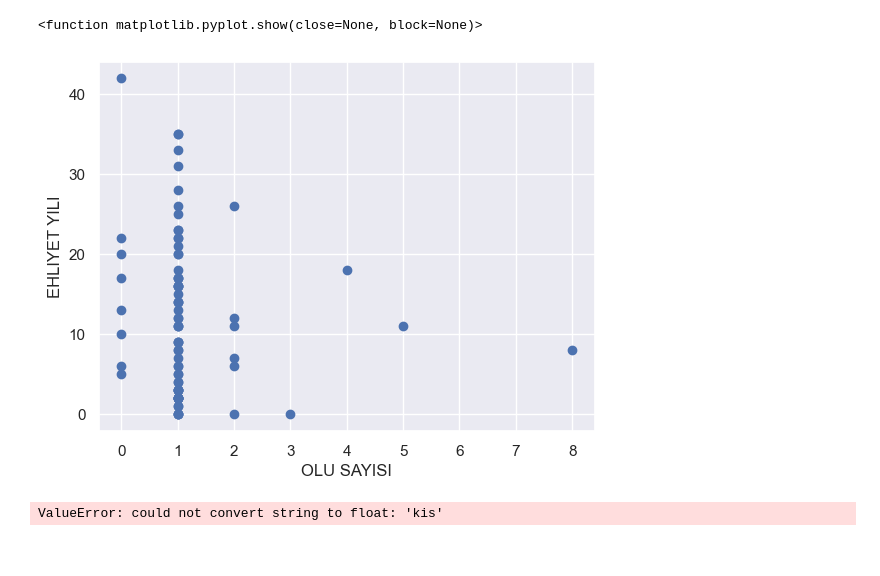
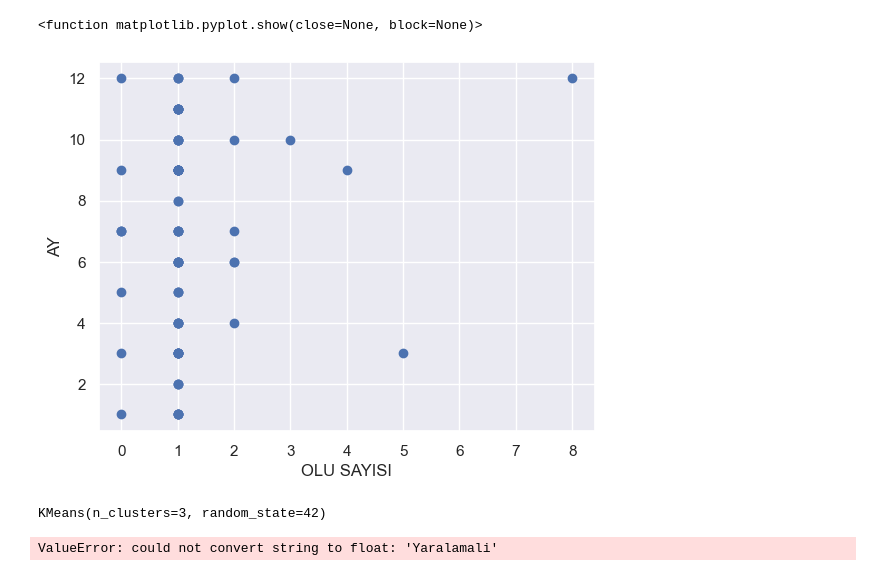
Before and after one commit to FehmiTahsinDemirkan/Big-Data101, a Jupyter notebook: K-Means-2.ipynb, the cells around one changed output. Saved outputs shown, nothing was run; the diff lists cells and outputs as text; code cells hidden in the pictures.

```diff
--- a/K-Means-2.ipynb
+++ b/K-Means-2.ipynb
@@ -8,12 +8,12 @@ from sklearn.cluster import KMeans
 # %%
 data = pd.read_excel('kayseri_kaza_verileri.xlsx')
 # %%
-plt.scatter(data['OLU SAYISI'],data['EHLIYET YILI'])
+plt.scatter(data['OLU SAYISI'],data['AY'])
 plt.xlabel('OLU SAYISI')
-plt.ylabel('EHLIYET YILI')
+plt.ylabel('AY')
 plt.show
 # %% [output]
 <function matplotlib.pyplot.show(close=None, block=None)>
-[figure, old version]
+[figure, new version]
 # %%
 x=data.copy()
@@ -20,5 +25,14 @@ x=data.copy()
 # %%
-kmeans=KMeans(2)
-kmeans.fit(x)
+# K-means modelini oluştur ve eğit
+kmeans = KMeans(n_clusters=3, random_state=42)
+kmeans.fit(numeric_data)
 # %% [output]
-ValueError: could not convert string to float: 'kis'
+KMeans(n_clusters=3, random_state=42)
+# %%
+# 'KAZA TURU' sütununu uygun şekilde kodla (0, 1, 2 olarak)
+data['KAZA TURU'] = data['KAZA TURU'].map({'Yaralamali': 0, 'Olumlu': 1})
+
+clusters=x.copy()
+clusters ['cluster_pred']=kmeans. fit_predict (x)
+# %% [output]
+ValueError: could not convert string to float: 'Yaralamali'
```
Also changed, not shown: parts of 2 cells of this notebook, 4 other files.
